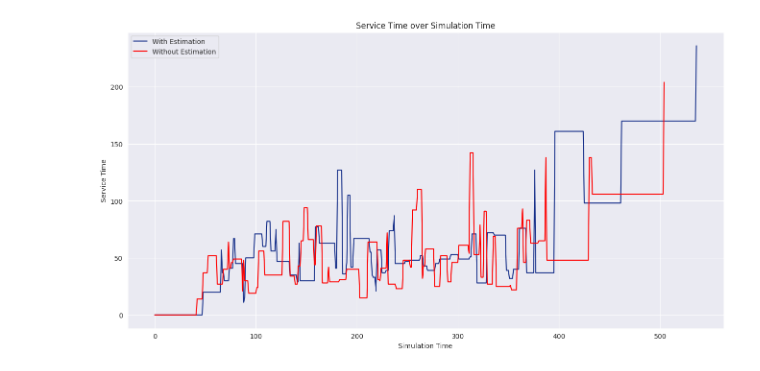
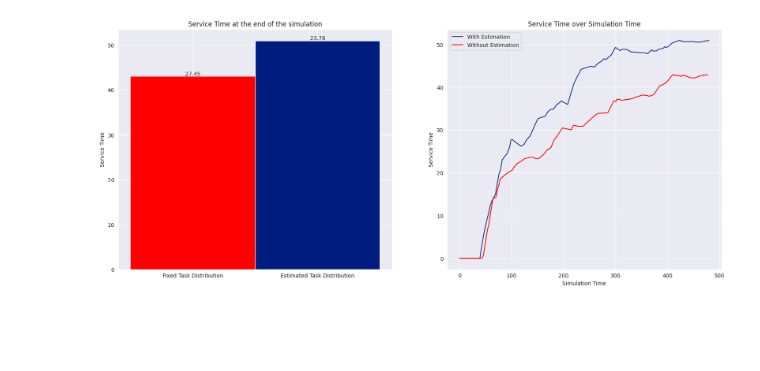
Before and after one commit to pullipulli/estimation_MAPD-P, a Jupyter notebook: Utils/ShowStats/show_stats.ipynb, the cells around one changed output. Drawn from its saved outputs; the diff is of its cells as text; code cells hidden in the pictures; blank space fills up the shorter version.

Commit message:
Fixed Service Time calculation and plotting

```diff
--- a/Utils/ShowStats/show_stats.ipynb
+++ b/Utils/ShowStats/show_stats.ipynb
@@ -158,14 +136,21 @@ plt.show()
 # %%
-_, ax = plt.subplots(nrows=1, ncols=1, figsize=(16, 8))
+_, ax = plt.subplots(nrows=1, ncols=2, figsize=(20, 8))
 
-ax.plot(df_learning["time"], df_learning["serv_times"], label="With Estimation", alpha=0.9)
-ax.plot(df["time"], df["serv_times"], label="Without Estimation", color="r")
-ax.set_ylabel('Service Time')
-ax.set_xlabel('Simulation Time')
-ax.set_title('Service Time over Simulation Time')
+bars = ax[0].bar([0, 1], [df["serv_times"].iloc[-1], df_learning["serv_times"].iloc[-1]], width=1, align='center')
+ax[0].bar_label(bars, labels=["{:.2f}".format(runtime), "{:.2f}".format(runtime_learning)])
+bars[0].set_color('r')
+ax[0].set_title("Service Time at the end of the simulation")
+ax[0].set_ylabel("Service Time")
+ax[0].set_xticks([0, 1], labels=['Fixed Task Distribution', 'Estimated Task Distribution'])
 
-ax.legend(loc="upper left")
+ax[1].plot(df_learning["time"], df_learning["serv_times"], label="With Estimation", alpha=0.9)
+ax[1].plot(df["time"], df["serv_times"], label="Without Estimation", color="r")
+ax[1].set_ylabel('Service Time')
+ax[1].set_xlabel('Simulation Time')
+ax[1].set_title('Service Time over Simulation Time')
+
+ax[1].legend(loc="upper left")
 
 plt.show()
 # %% [output]
-[figure, old version]
+[figure, new version]
```
Also changed, not shown: parts of 7 cells of this notebook, 1 other file.
